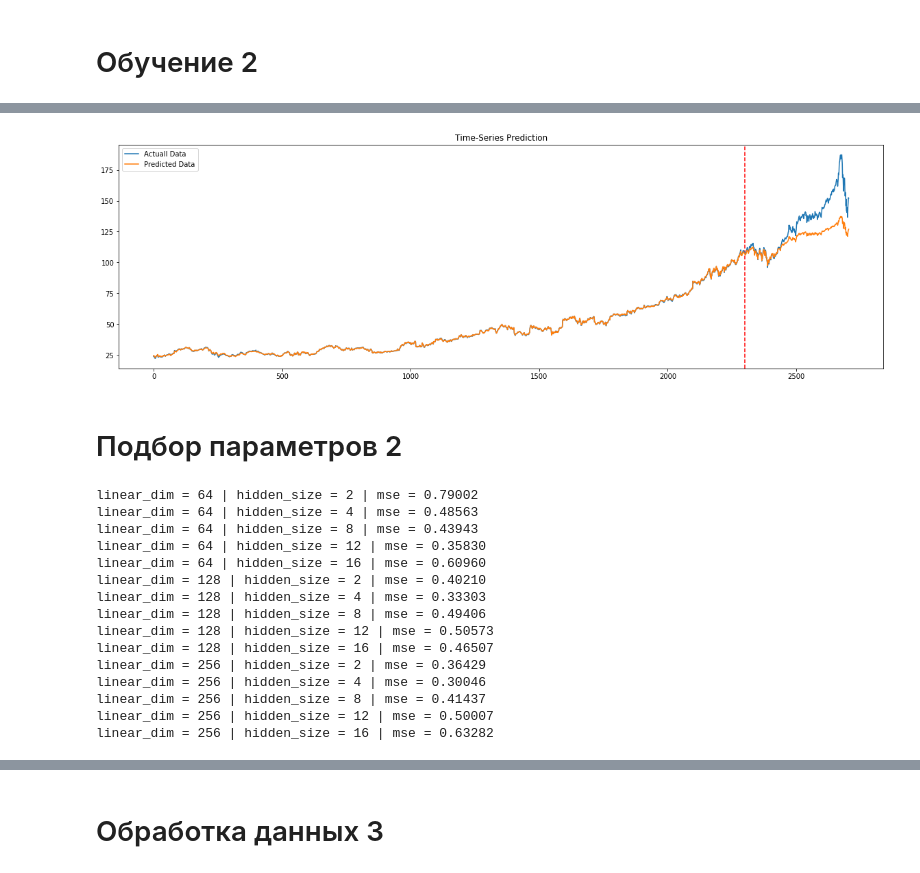
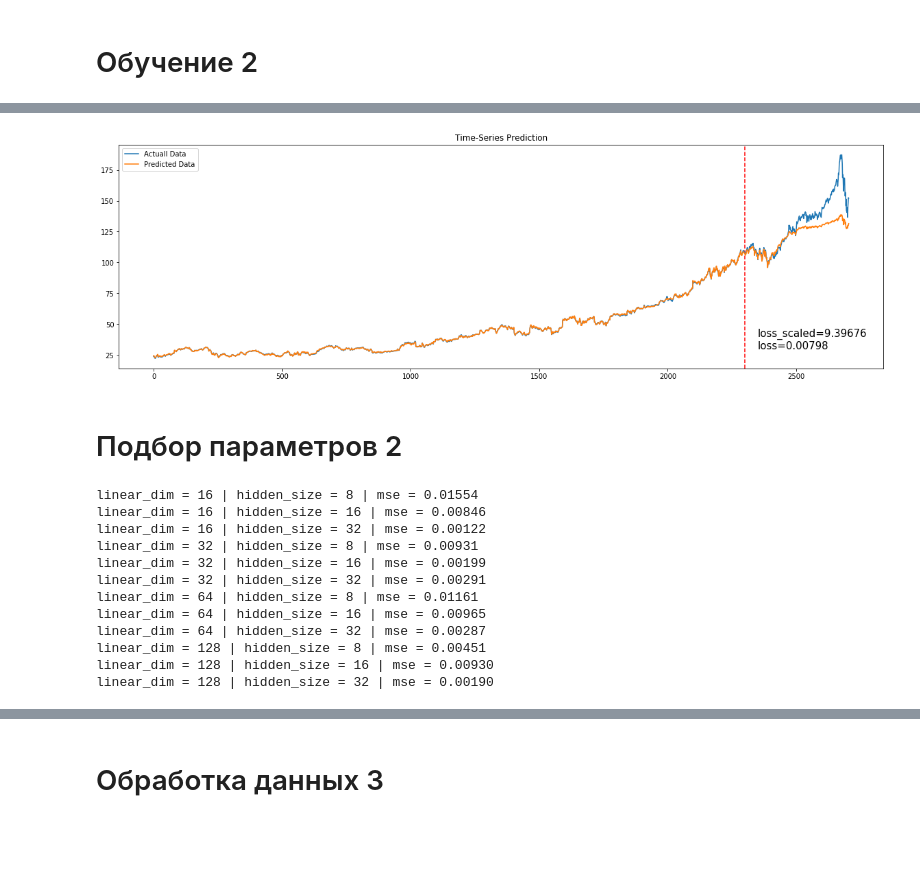
Before and after one commit to LebIvan/Forecasting-financial-quotes, a Jupyter notebook: experiment.ipynb, the cells around one changed output, grey strips where cells are left out. Saved outputs shown, nothing was run; the diff lists cells and outputs as text; code cells hidden in the pictures; blank space fills up the shorter version.

```diff
--- a/experiment.ipynb
+++ b/experiment.ipynb
@@ -219,11 +245,11 @@ df_X_ss = torch.reshape(df_X_ss, (df_X_ss.shape[0], 1, df_X_ss.shape[1]))
 
 
 results = []
-for ld in [64, 128, 256]:
-    for hs in [2, 4, 8, 12, 16]:
+for ld in [16, 32, 64, 128, 256]:
+    for hs in [4, 8, 16, 32]:
         lstm1 = LSTM1(num_classes, input_size, hs, num_layers, X_train_tensors_final.shape[1], ld) #our lstm class
-        outputs = lstm1.forward(X_train_tensors_final) #forward pass
-        optimizer.zero_grad() #caluclate the gradient, manually setting to 0
+        criterion = torch.nn.MSELoss()    # mean-squared error for regression
+        optimizer = torch.optim.Adam(lstm1.parameters(), lr=learning_rate)
 
         for epoch in range(num_epochs):
             outputs = lstm1.forward(X_train_tensors_final) #forward pass
@@ -238,6 +264,7 @@ for ld in [64, 128, 256]:
 
         outputs = lstm1.forward(X_test_tensors_final)
         loss = criterion(outputs, y_test_tensors)
+        loss.backward()
         mse = loss.item()
         results.append([int(ld), int(hs), mse])
         print("linear_dim = %d | hidden_size = %d | mse = %1.5f" % (ld, hs, mse))
@@ -268,5 +292,5 @@ best = best.to_numpy()
 # %%
-lstm1 = LSTM1(num_classes, input_size, int(best[0][0]), num_layers, X_train_tensors_final.shape[1], int(best[0][0])) #our lstm class
+lstm1 = LSTM1(num_classes, input_size, int(best[0][1]), num_layers, X_train_tensors_final.shape[1], int(best[0][0])) #our lstm class
 criterion = torch.nn.MSELoss()    # mean-squared error for regression
 optimizer = torch.optim.Adam(lstm1.parameters(), lr=learning_rate)
 # %%
@@ -306,14 +330,29 @@ train_predict = lstm1(df_X_ss)#forward pass
 data_predict = train_predict.data.numpy() #numpy conversion
 dataY_plot = df_y_mm.data.numpy()
 
+outputs = lstm1.forward(X_test_tensors_final)
+loss = criterion(outputs, y_test_tensors)
+loss.backward()
+mse = loss.item()
+
 data_predict = mm.inverse_transform(data_predict) #reverse transformation
 dataY_plot = mm.inverse_transform(dataY_plot)
+
+mse_scaled=0
+for i in range(len(dataY_plot)-2300):
+    mse_scaled += abs(dataY_plot[2300+i][0] - data_predict[2300+i][0])
+mse_scaled /= len(dataY_plot)-2300
+
 plt.figure(figsize=(20,6)) #plotting
 plt.axvline(x=2300, c='r', linestyle='--') #size of the training set
+
+
 
 plt.plot(dataY_plot, label='Actuall Data') #actual plot
 plt.plot(data_predict, label='Predicted Data') #predicted plot
 plt.title('Time-Series Prediction')
+plt.text(2350, 30, 'loss='+str(mse_scaled)[:7], fontsize=15)
+plt.text(2350, 40, 'loss_scaled='+str(mse)[:7], fontsize=15)
 plt.legend()
 plt.show()
 # %% [output]
@@ -407,7 +446,7 @@ num_epochs = 1000 #1000 epochs
 learning_rate = 0.001 #0.001 lr
 
 input_size = dim #number of features
-hidden_size = 16 #number of features in hidden state
+hidden_size = 4 #number of features in hidden state
 num_layers = 1 #number of stacked lstm layers
 linear_dim = 128 #dim of linear layers
 
@@ -452,20 +491,32 @@ df_X_ss = torch.reshape(df_X_ss, (df_X_ss.shape[0], 1, df_X_ss.shape[1]))
 # %%
 train_predict = lstm1(df_X_ss)#forward pass
 data_predict = train_predict.data.numpy() #numpy conversion
 dataY_plot = df_y_mm.data.numpy()
 
+outputs = lstm1.forward(X_test_tensors_final)
+loss = criterion(outputs, y_test_tensors)
+mse = loss.item()
+
 data_predict = mm.inverse_transform(data_predict) #reverse transformation
 dataY_plot = mm.inverse_transform(dataY_plot)
+
+mse_scaled=0
+for i in range(len(dataY_plot)-2300):
+    mse_scaled += abs(dataY_plot[2300+i][0] - data_predict[2300+i][0])
+mse_scaled /= len(dataY_plot)-2300
+
 plt.figure(figsize=(20,6)) #plotting
 plt.axvline(x=2300, c='r', linestyle='--') #size of the training set
 
 plt.plot(dataY_plot, label='Actuall Data') #actual plot
 plt.plot(data_predict, label='Predicted Data') #predicted plot
 plt.title('Time-Series Prediction')
+plt.text(2350, 30, 'loss='+str(mse)[:7], fontsize=15)
+plt.text(2350, 40, 'loss_scaled='+str(mse_scaled)[:7], fontsize=15)
 plt.legend()
 plt.show()
 # %% [output]
-[figure, old version]
+[figure, new version]
 # %% [markdown]
 # Подбор параметров 2
 # %%
@@ -480,11 +531,12 @@ df_X_ss = torch.reshape(df_X_ss, (df_X_ss.shape[0], 1, df_X_ss.shape[1]))
 
 
 results = []
-for ld in [64, 128, 256]:
-    for hs in [2, 4, 8, 12, 16]:
+for ld in [16, 32, 64, 128, 256]:
+    for hs in [4, 8, 16, 32]:
         lstm1 = LSTM1(num_classes, input_size, hs, num_layers, X_train_tensors_final.shape[1], ld) #our lstm class
-        outputs = lstm1.forward(X_train_tensors_final) #forward pass
-        optimizer.zero_grad() #caluclate the gradient, manually setting to 0
+        criterion = torch.nn.MSELoss()    # mean-squared error for regression
+        optimizer = torch.optim.Adam(lstm1.parameters(), lr=learning_rate)
+
         for epoch in range(num_epochs):
             outputs = lstm1.forward(X_train_tensors_final) #forward pass
             optimizer.zero_grad() #caluclate the gradient, manually setting to 0
@@ -502,21 +554,18 @@ for ld in [64, 128, 256]:
         results.append([ld, hs, mse])
         print("linear_dim = %d | hidden_size = %d | mse = %1.5f" % (ld, hs, mse))
 # %% [output]
-linear_dim = 64 | hidden_size = 2 | mse = 0.79002
-linear_dim = 64 | hidden_size = 4 | mse = 0.48563
-linear_dim = 64 | hidden_size = 8 | mse = 0.43943
-linear_dim = 64 | hidden_size = 12 | mse = 0.35830
-linear_dim = 64 | hidden_size = 16 | mse = 0.60960
-linear_dim = 128 | hidden_size = 2 | mse = 0.40210
-linear_dim = 128 | hidden_size = 4 | mse = 0.33303
-linear_dim = 128 | hidden_size = 8 | mse = 0.49406
-linear_dim = 128 | hidden_size = 12 | mse = 0.50573
-linear_dim = 128 | hidden_size = 16 | mse = 0.46507
-linear_dim = 256 | hidden_size = 2 | mse = 0.36429
-linear_dim = 256 | hidden_size = 4 | mse = 0.30046
-linear_dim = 256 | hidden_size = 8 | mse = 0.41437
-linear_dim = 256 | hidden_size = 12 | mse = 0.50007
-linear_dim = 256 | hidden_size = 16 | mse = 0.63282
+linear_dim = 16 | hidden_size = 8 | mse = 0.01554
+linear_dim = 16 | hidden_size = 16 | mse = 0.00846
+linear_dim = 16 | hidden_size = 32 | mse = 0.00122
+linear_dim = 32 | hidden_size = 8 | mse = 0.00931
+linear_dim = 32 | hidden_size = 16 | mse = 0.00199
+linear_dim = 32 | hidden_size = 32 | mse = 0.00291
+linear_dim = 64 | hidden_size = 8 | mse = 0.01161
+linear_dim = 64 | hidden_size = 16 | mse = 0.00965
+linear_dim = 64 | hidden_size = 32 | mse = 0.00287
+linear_dim = 128 | hidden_size = 8 | mse = 0.00451
+linear_dim = 128 | hidden_size = 16 | mse = 0.00930
+linear_dim = 128 | hidden_size = 32 | mse = 0.00190
 # %%
 res_df = pd.DataFrame(results, columns =['ld', 'hs', 'mse'])
 best = res_df[res_df.mse == res_df.mse.min()]
```
Also changed, not shown: parts of 18 cells of this notebook.
